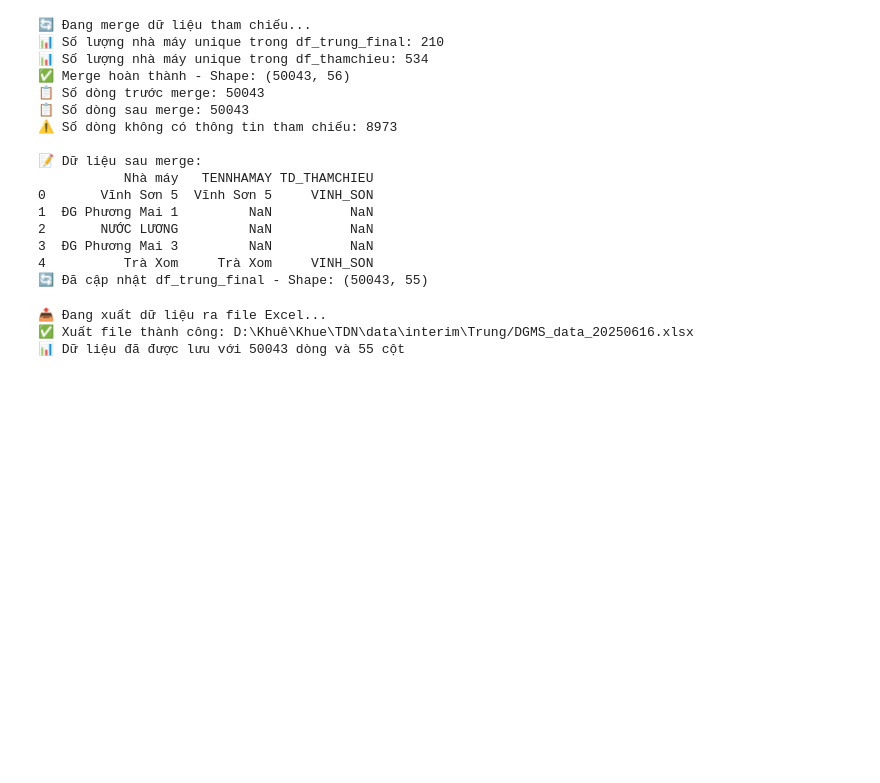
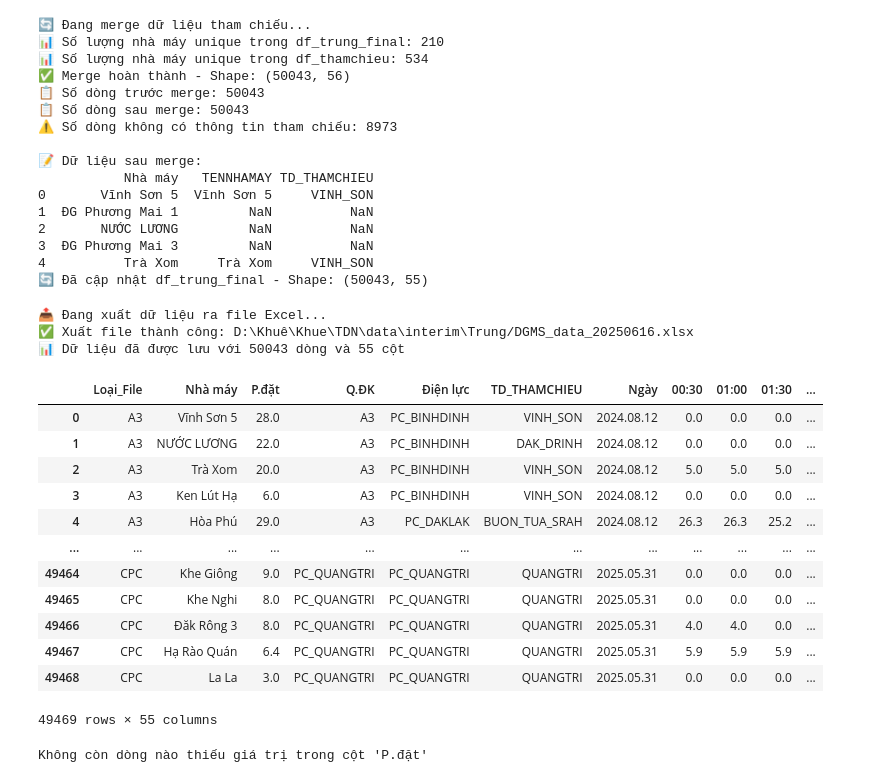
Before and after one commit to khuecoi2001/TDN_project, a Jupyter notebook: notebooks/ReadData_DGMS.ipynb, the cells around one changed output. Saved outputs shown, nothing was run; the diff lists cells and outputs as text; code cells hidden in the pictures; blank space fills up the shorter version.

```diff
--- a/notebooks/ReadData_DGMS.ipynb
+++ b/notebooks/ReadData_DGMS.ipynb
@@ -1734,3 +2004,44 @@ print(f"📊 Dữ liệu đã được lưu với {df_trung_final.shape[0]} dòn
 📤 Đang xuất dữ liệu ra file Excel...
 ✅ Xuất file thành công: D:\Khuê\Khue\TDN\data\interim\Trung/DGMS_data_20250616.xlsx
 📊 Dữ liệu đã được lưu với 50043 dòng và 55 cột
+# %%
+import pandas as pd
+import warnings
+import os
+import plotly.express as px
+import ipywidgets as widgets
+from IPython.display import display, clear_output
+import calendar
+warnings.filterwarnings("ignore")
+warnings.filterwarnings("ignore", category=pd.errors.PerformanceWarning)
+
+# Đọc file Sanluong
+sanluong_path = r"D:\OneDrive\0. Code\TDN\data\interim\Trung\DGMS_data_20250616.xlsx"
+df_sanluong = pd.read_excel(sanluong_path, engine='openpyxl')
+df_sanluong
+# %% [output]
+|  | Loại_File | Nhà máy | P.đặt | Q.ĐK | Điện lực | TD_THAMCHIEU | Ngày | 00:30 | 01:00 | 01:30 | ... |
+| 0 | A3 | Vĩnh Sơn 5 | 28.0 | A3 | PC_BINHDINH | VINH_SON | 2024.08.12 | 0.0 | 0.0 | 0.0 | ... |
+| 1 | A3 | NƯỚC LƯƠNG | 22.0 | A3 | PC_BINHDINH | DAK_DRINH | 2024.08.12 | 0.0 | 0.0 | 0.0 | ... |
+| 2 | A3 | Trà Xom | 20.0 | A3 | PC_BINHDINH | VINH_SON | 2024.08.12 | 5.0 | 5.0 | 5.0 | ... |
+| 3 | A3 | Ken Lút Hạ | 6.0 | A3 | PC_BINHDINH | VINH_SON | 2024.08.12 | 0.0 | 0.0 | 0.0 | ... |
+| 4 | A3 | Hòa Phú | 29.0 | A3 | PC_DAKLAK | BUON_TUA_SRAH | 2024.08.12 | 26.3 | 26.3 | 25.2 | ... |
+| ... | ... | ... | ... | ... | ... | ... | ... | ... | ... | ... | ... |
+| 49464 | CPC | Khe Giông | 9.0 | PC_QUANGTRI | PC_QUANGTRI | QUANGTRI | 2025.05.31 | 0.0 | 0.0 | 0.0 | ... |
+| 49465 | CPC | Khe Nghi | 8.0 | PC_QUANGTRI | PC_QUANGTRI | QUANGTRI | 2025.05.31 | 0.0 | 0.0 | 0.0 | ... |
+| 49466 | CPC | Đăk Rông 3 | 8.0 | PC_QUANGTRI | PC_QUANGTRI | QUANGTRI | 2025.05.31 | 4.0 | 4.0 | 0.0 | ... |
+| 49467 | CPC | Hạ Rào Quán | 6.4 | PC_QUANGTRI | PC_QUANGTRI | QUANGTRI | 2025.05.31 | 5.9 | 5.9 | 5.9 | ... |
+| 49468 | CPC | La La | 3.0 | PC_QUANGTRI | PC_QUANGTRI | QUANGTRI | 2025.05.31 | 0.0 | 0.0 | 0.0 | ... |
+49469 rows × 55 columns
+# %%
+# Kiểm tra lại các dòng còn thiếu giá trị trong cột "P.Đặt"
+missing_pdat = df_sanluong[df_sanluong['P.đặt'].isnull()]
+# Kiểm tra các dòng còn thiếu giá trị trong cột "P.Đặt"
+missing_pdat = df_sanluong[df_sanluong['P.đặt'].isnull()]
+if not missing_pdat.empty:
+    print(f"Còn {len(missing_pdat)} dòng thiếu giá trị trong cột 'P.đặt':")
+    print(missing_pdat[['Nhà máy', 'TD_THAMCHIEU', 'P.đặt']].drop_duplicates())
+else:
+    print("Không còn dòng nào thiếu giá trị trong cột 'P.đặt'")
+# %% [output]
+Không còn dòng nào thiếu giá trị trong cột 'P.đặt'
```
Also changed, not shown: parts of 28 cells of this notebook, 10 other files.
